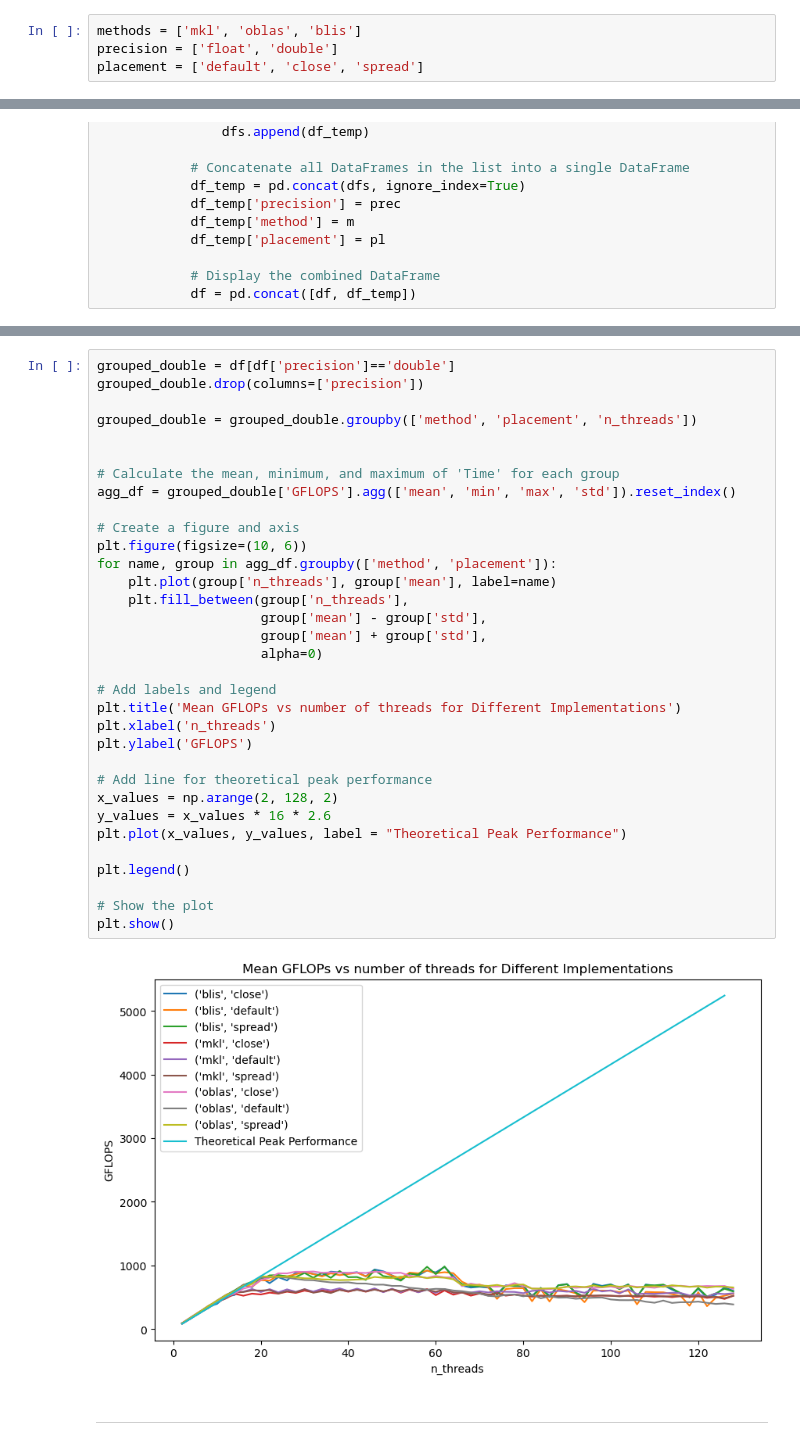
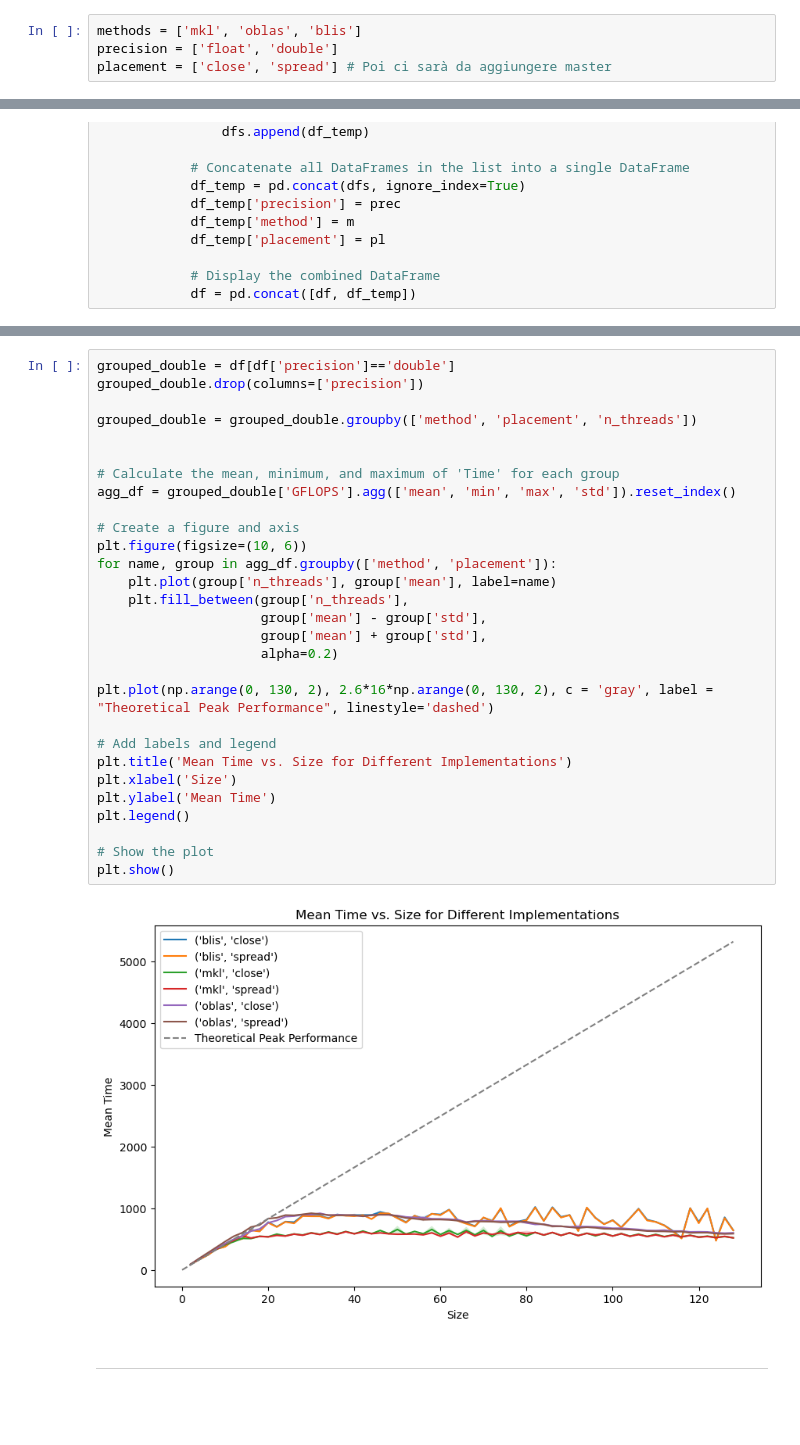
Before and after one commit to SDavenia/FHPC_Assignment, a Jupyter notebook: Exercise2/EPYC/cores/analysis.ipynb, the cells around one changed output, grey strips where cells are left out. Drawn from its saved outputs; the diff is of its cells as text; blank space fills up the shorter version.

```diff
--- a/Exercise2/EPYC/cores/analysis.ipynb
+++ b/Exercise2/EPYC/cores/analysis.ipynb
@@ -58,7 +57,7 @@ Files with incomplete rows:
 # %%
 methods = ['mkl', 'oblas', 'blis']
 precision = ['float', 'double']
-placement = ['default', 'close', 'spread']
+placement = ['close', 'spread'] # Poi ci sarà da aggiungere master
 # %%
 df = pd.DataFrame(columns=['n_threads', 'Time', 'GFLOPS', 'precision', 'method', 'placement'])
 df
@@ -138,37 +140,33 @@ plt.show()
 # %%
 grouped_double = df[df['precision']=='double']
 grouped_double.drop(columns=['precision'])
 
 grouped_double = grouped_double.groupby(['method', 'placement', 'n_threads'])
 
 
 # Calculate the mean, minimum, and maximum of 'Time' for each group
 agg_df = grouped_double['GFLOPS'].agg(['mean', 'min', 'max', 'std']).reset_index()
 
 # Create a figure and axis
 plt.figure(figsize=(10, 6))
 for name, group in agg_df.groupby(['method', 'placement']):
     plt.plot(group['n_threads'], group['mean'], label=name)
     plt.fill_between(group['n_threads'],
                      group['mean'] - group['std'],
                      group['mean'] + group['std'],
-                     alpha=0)
+                     alpha=0.2)
+
+plt.plot(np.arange(0, 130, 2), 2.6*16*np.arange(0, 130, 2), c = 'gray', label = "Theoretical Peak Performance", linestyle='dashed')
 
 # Add labels and legend
-plt.title('Mean GFLOPs vs number of threads for Different Implementations')
-plt.xlabel('n_threads')
-plt.ylabel('GFLOPS')
-
-# Add line for theoretical peak performance
-x_values = np.arange(2, 128, 2)
-y_values = x_values * 16 * 2.6
-plt.plot(x_values, y_values, label = "Theoretical Peak Performance")
-
+plt.title('Mean Time vs. Size for Different Implementations')
+plt.xlabel('Size')
+plt.ylabel('Mean Time')
 plt.legend()
 
 # Show the plot
 plt.show()
 # %% [output]
-[figure, old version]
+[figure, new version]
 # %% [markdown]
 - - -
```
Also changed, not shown: parts of 9 cells of this notebook, 1 other file.
